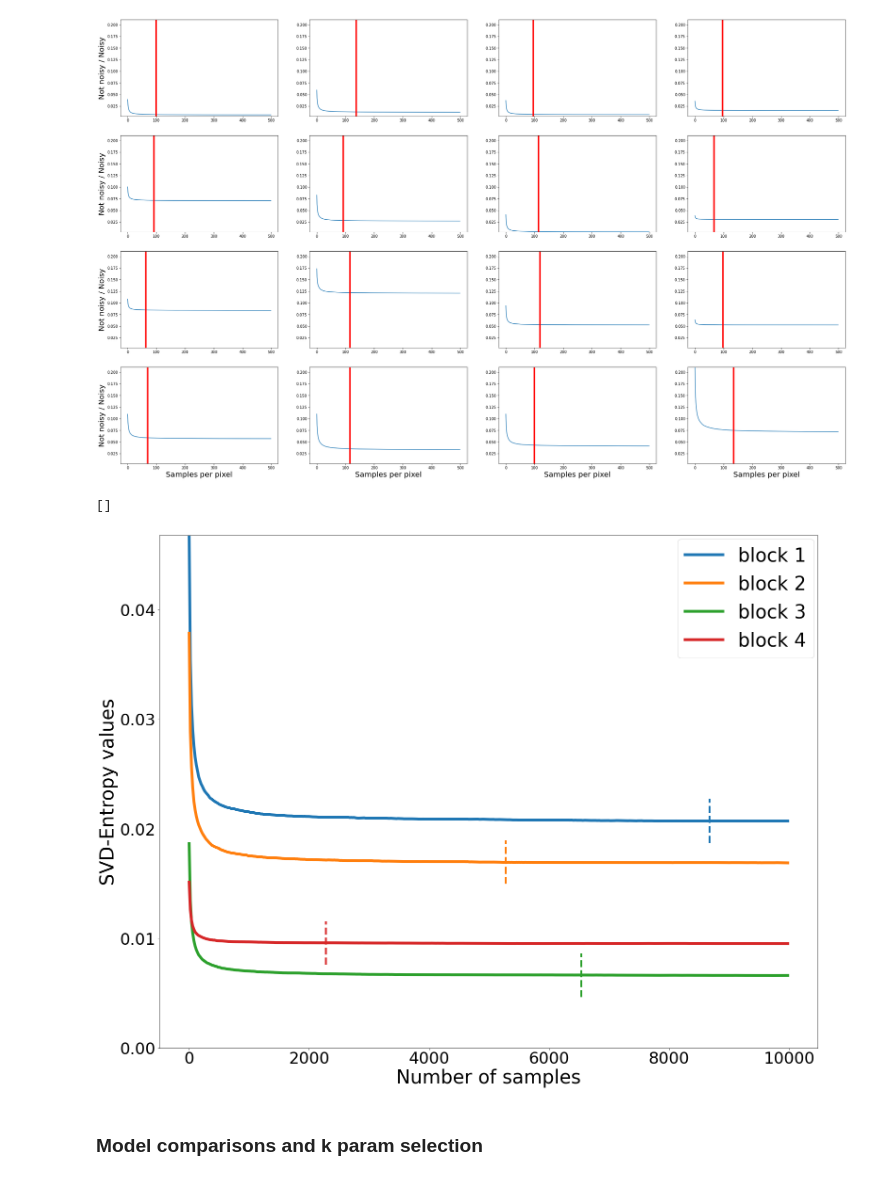
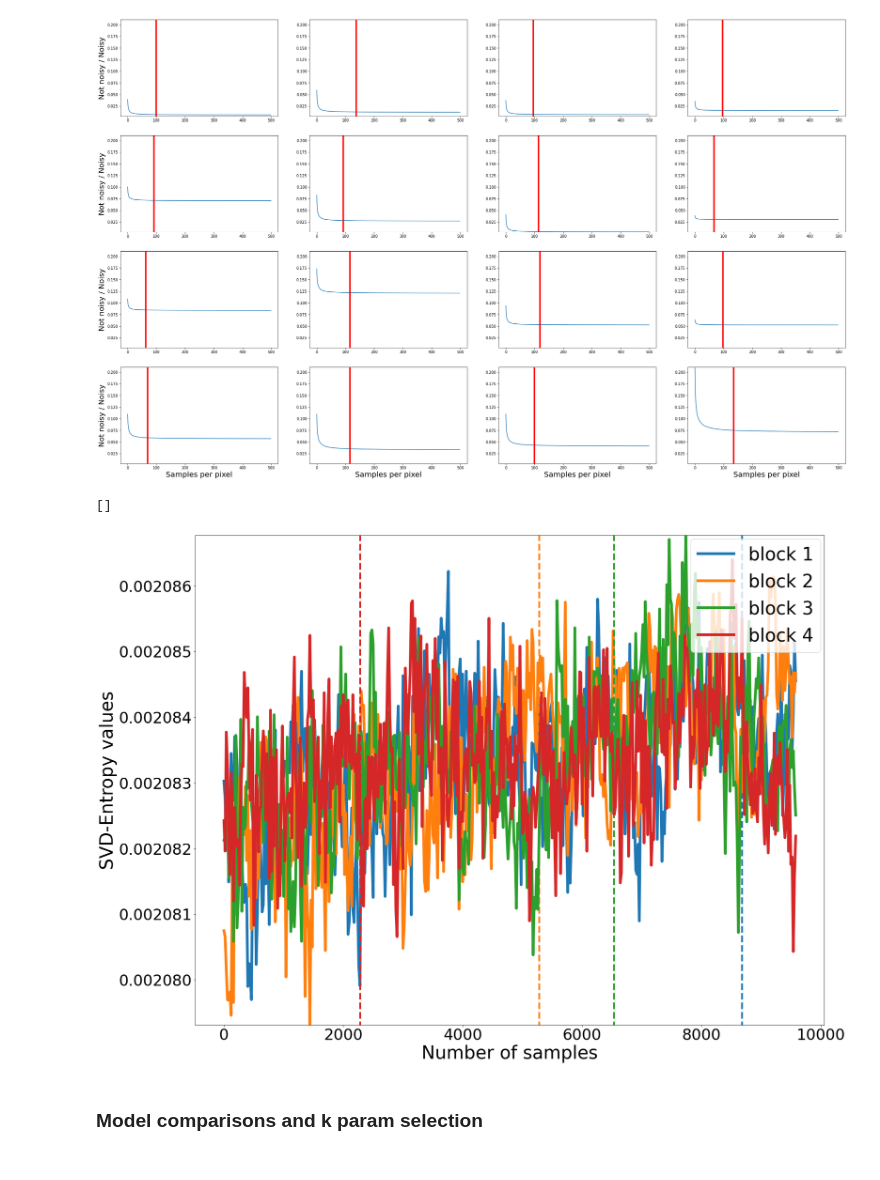
Before and after one commit to prise-3d/Thesis-NoiseDetection-attributes, a Jupyter notebook: analysis/svd_entropy_analysis_MDPI.ipynb, the cells around one changed output. Drawn from its saved outputs; the diff is of its cells as text; code cells hidden in the pictures.

Commit message:
update svd entropy analysis

```diff
--- a/analysis/svd_entropy_analysis_MDPI.ipynb
+++ b/analysis/svd_entropy_analysis_MDPI.ipynb
@@ -236,7 +236,7 @@ for index, img in enumerate(pil_images):
     for b_index, b in enumerate(blocks):
 
         sv = compression.get_SVD_s(b)
-        svd_entropy = utils.get_entropy(sv)
+        svd_entropy = utils.get_entropy(sv[80:120])
         zones_entropies[b_index].append(svd_entropy)
     print("Extraction for {}".format(images_indices[index]))
 # %% [output]
@@ -322,37 +322,38 @@ ax.set_ylabel('SVD-Entropy values', fontsize=40)
 ax.set_xlabel('Number of samples', fontsize=40)
 
 for index, row in zones_entropies.items():
 
     if index < 4:
-        row = np.asarray(row)
+        row = np.array(row)
+        row = utils.normalize_arr(row[20:])
 
         plt.plot(row, label=zones_names[index], color=colors[index], lw=6)
 
         if np.max(row) > max_value:
             max_value = np.max(row)
         if np.min(row) < min_value:
             min_value = np.min(row)
 
         threshold_id = int(thresholds_scene[index] / 20)
         value = row[threshold_id]
-        plt.plot([threshold_id, threshold_id], [value - 0.002, value + 0.002], linestyle='--', lw=4, color=colors[index])
+        plt.plot([threshold_id, threshold_id], [value - 0.0002, value + 0.0002], linestyle='--', lw=4, color=colors[index])
 
 # draw vertical line from (70,100) to (70, 250)
 
 #x_labels = [id * step_value + start_index for id, val in enumerate(row[5:]) if id % label_freq == 0]
 
 #x = [v for v in np.arange(0, len(row[5:])+1) if v % label_freq == 0]
 
 plt.legend(loc=1, borderaxespad=0.2, fontsize=40)
 
 #plt.xticks(x, x_labels, rotation=45)
-plt.ylim(0, max_value)
+plt.ylim(min_value, max_value)
 
 plt.savefig("tmp_images/"+scene_name+"_svd_entropy_blocks.png" , transparent=True)
 plt.plot()
 # %% [output]
 []
-[figure, old version]
+[figure, new version]
 # %% [markdown]
 ### Model comparisons and k param selection
 # %%
```
